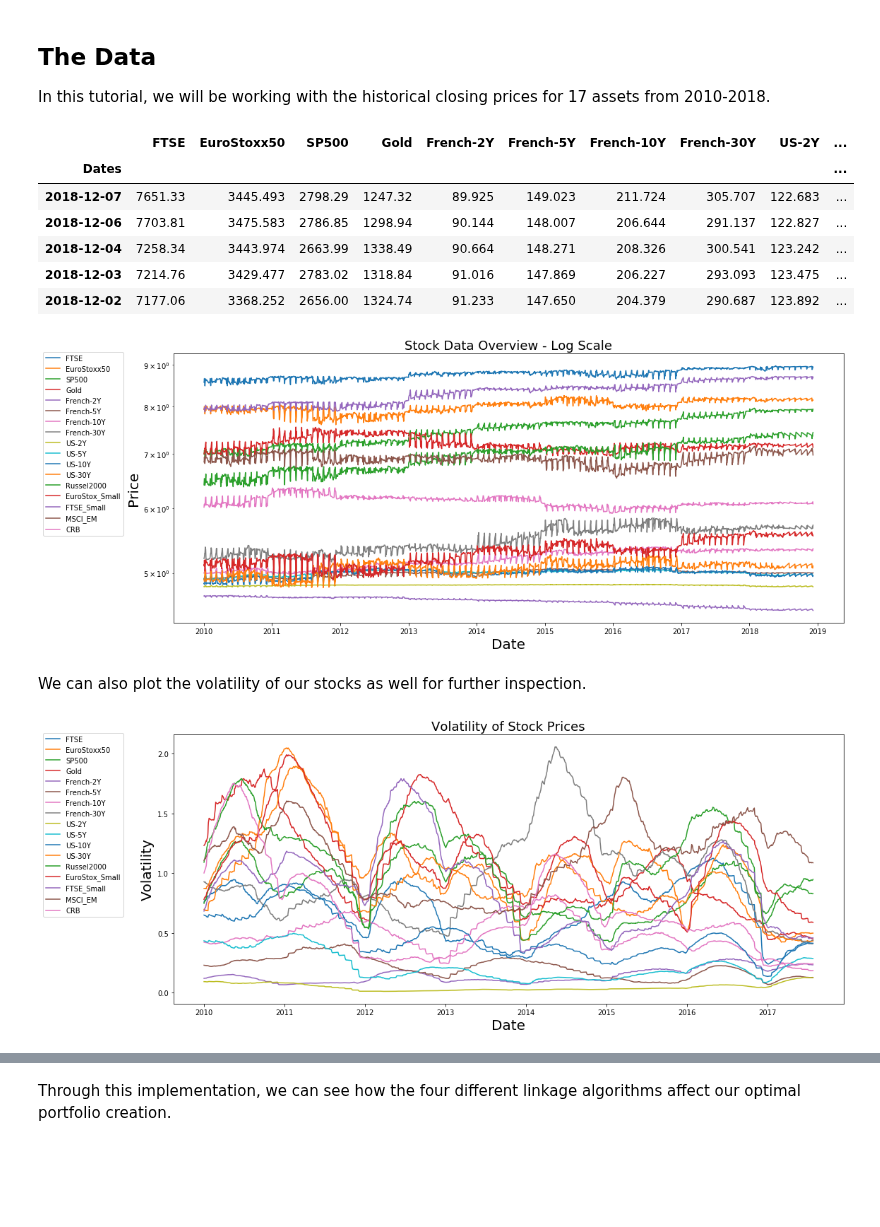
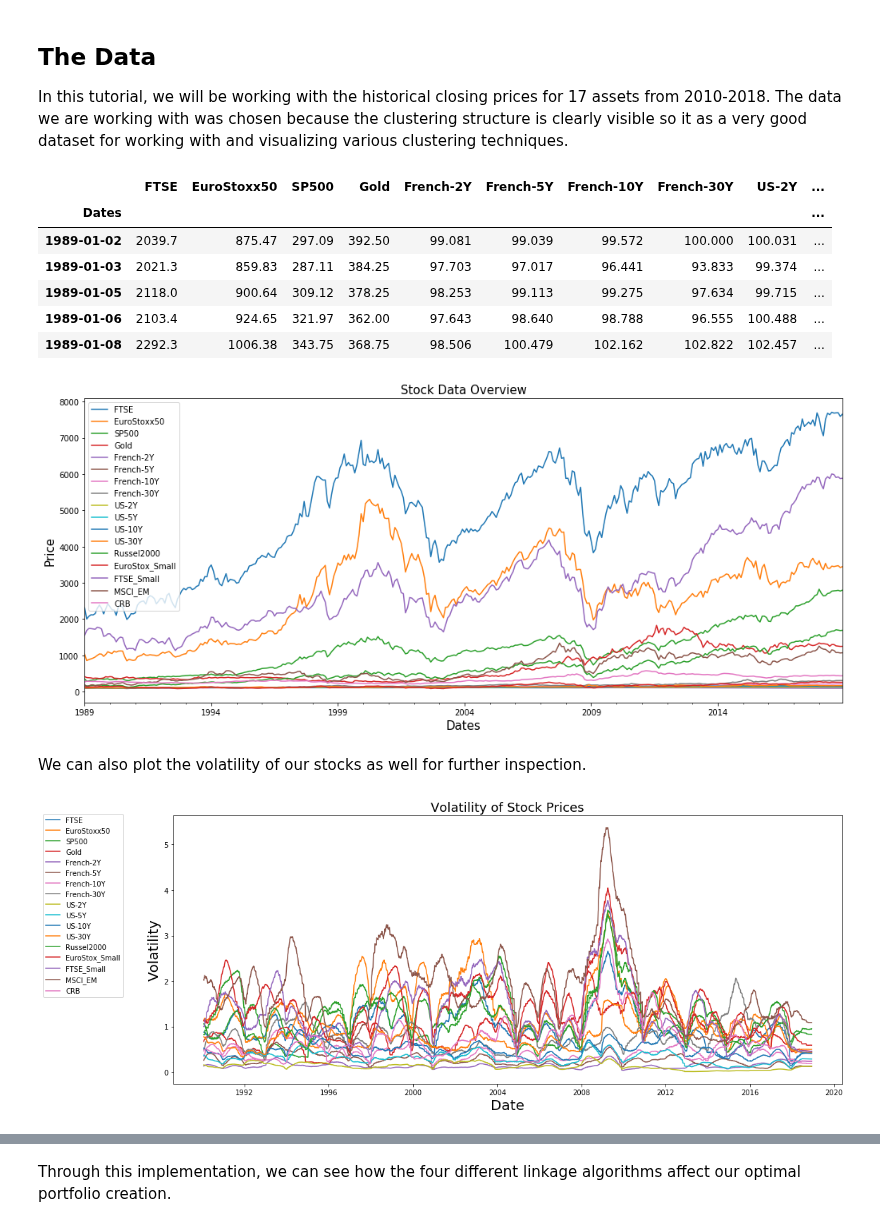
Before and after one commit to tzw101/research, a Jupyter notebook: Portfolio Optimisation Tutorials/Hierarchical Clustering Asset Allocation (HCAA)/HCAA Tutorial Notebook.ipynb, the cells around one changed output, grey strips where cells are left out. Drawn from its saved outputs; the diff is of its cells as text; code cells hidden in the pictures; blank space fills up the shorter version.

Commit message:
Changes made to HCAA tutorial notebook
Notebook was rerun and reworded according to new HCAA PR

```diff
--- a/Portfolio Optimisation Tutorials/Hierarchical Clustering Asset Allocation (HCAA)/HCAA Tutorial Notebook.ipynb
+++ b/Portfolio Optimisation Tutorials/Hierarchical Clustering Asset Allocation (HCAA)/HCAA Tutorial Notebook.ipynb
@@ -53,36 +52,29 @@ from mlfinlab.portfolio_optimization.hcaa import HierarchicalClusteringAssetAllo
 # %% [markdown]
 ## The Data
 
-In this tutorial, we will be working with the historical closing prices for 17 assets from 2010-2018.
+In this tutorial, we will be working with the historical closing prices for 17 assets from 2010-2018. The data we are working with was chosen because the clustering structure is clearly visible so it as a very good dataset for working with and visualizing various clustering techniques.
 # %%
 # preparing our data
 raw_prices = pd.read_csv('assetalloc.csv', sep=';', parse_dates=True, index_col='Dates')
-raw_prices = raw_prices.iloc[::-1]
-x = raw_prices.index.get_loc('2010-01-01')
-stock_prices = raw_prices.iloc[0:x[0], :]
-stock_prices = stock_prices.sort_values(by="Dates").iloc[::-1]
-
+stock_prices = raw_prices.sort_values(by='Dates')
 stock_prices.head()
 # %% [output]
 |  | FTSE | EuroStoxx50 | SP500 | Gold | French-2Y | French-5Y | French-10Y | French-30Y | US-2Y | ... |
 | Dates |  |  |  |  |  |  |  |  |  | ... |
-| 2018-12-07 | 7651.33 | 3445.493 | 2798.29 | 1247.32 | 89.925 | 149.023 | 211.724 | 305.707 | 122.683 | ... |
-| 2018-12-06 | 7703.81 | 3475.583 | 2786.85 | 1298.94 | 90.144 | 148.007 | 206.644 | 291.137 | 122.827 | ... |
-| 2018-12-04 | 7258.34 | 3443.974 | 2663.99 | 1338.49 | 90.664 | 148.271 | 208.326 | 300.541 | 123.242 | ... |
-| 2018-12-03 | 7214.76 | 3429.477 | 2783.02 | 1318.84 | 91.016 | 147.869 | 206.227 | 293.093 | 123.475 | ... |
-| 2018-12-02 | 7177.06 | 3368.252 | 2656.00 | 1324.74 | 91.233 | 147.650 | 204.379 | 290.687 | 123.892 | ... |
+| 1989-01-02 | 2039.7 | 875.47 | 297.09 | 392.50 | 99.081 | 99.039 | 99.572 | 100.000 | 100.031 | ... |
+| 1989-01-03 | 2021.3 | 859.83 | 287.11 | 384.25 | 97.703 | 97.017 | 96.441 | 93.833 | 99.374 | ... |
+| 1989-01-05 | 2118.0 | 900.64 | 309.12 | 378.25 | 98.253 | 99.113 | 99.275 | 97.634 | 99.715 | ... |
+| 1989-01-06 | 2103.4 | 924.65 | 321.97 | 362.00 | 97.643 | 98.640 | 98.788 | 96.555 | 100.488 | ... |
+| 1989-01-08 | 2292.3 | 1006.38 | 343.75 | 368.75 | 98.506 | 100.479 | 102.162 | 102.822 | 102.457 | ... |
 # %%
-# Taking a quick look at our data
-plt.figure(figsize=(17,7))
-plt.plot(np.log(stock_prices))
-plt.ylabel('Price', size=20)
-plt.xlabel('Date', size=20)
-plt.title('Stock Data Overview - Log Scale', size=18)
-plt.yscale('log')
-plt.legend(stock_prices.columns, loc='upper left', bbox_to_anchor=(-0.2, 1.02))
+# taking a quick look at our most recent 5000 data points
+stock_prices.resample('M').last().plot(figsize=(17,7))
+plt.ylabel('Price', size=15)
+plt.xlabel('Dates', size=15)
+plt.title('Stock Data Overview', size=15)
 plt.show()
 # %% [output]
-[figure, old version]
+[figure, new version]
 # %% [markdown]
 We can also plot the volatility of our stocks as well for further inspection.
 # %%
@@ -97,7 +89,7 @@ plt.title('Volatility of Stock Prices', size=18)
 plt.legend(stock_prices.columns, loc='upper left', bbox_to_anchor=(-0.2, 1.02))
 plt.show()
 # %% [output]
-[figure, old version]
+[figure, new version]
 # %% [markdown]
 ## Equal Weighting Portfolio
 In the Equal Weighting portfolio, all the clusters are weighted equally in terms of risk to construct our optimal portfolio. The following image shows how asset allocation works with a small example, and highlights how important choosing the optimal number of clusters is in our algorithm.
```
Also changed, not shown: parts of 34 cells of this notebook.
